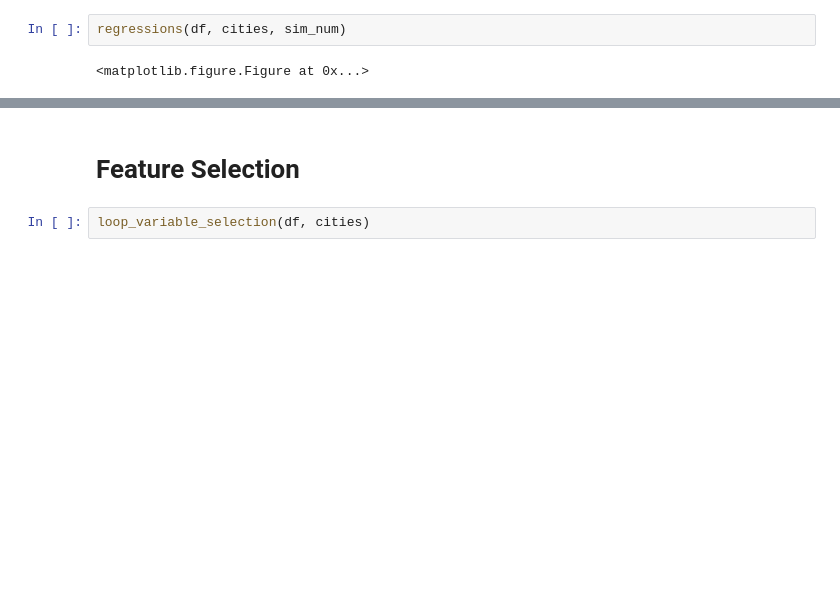
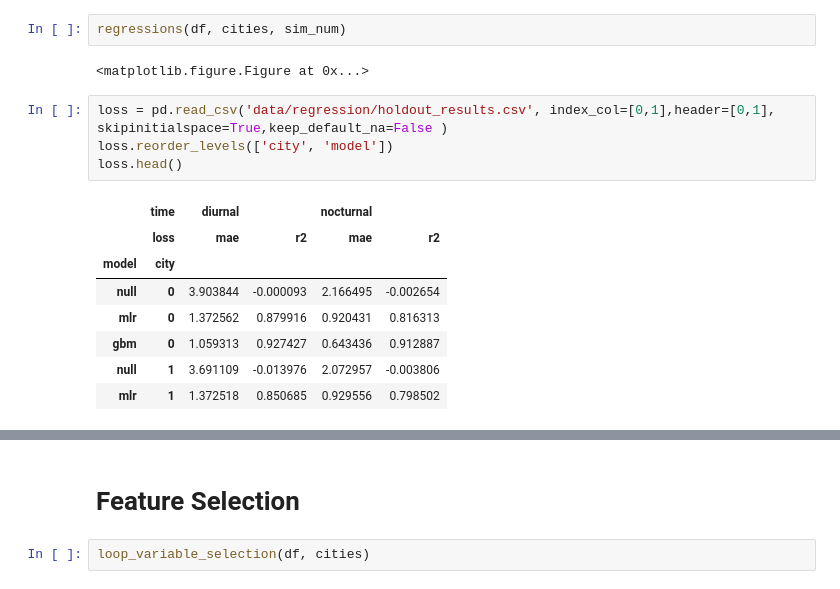
Before and after one commit to tommlogan/land_surface_temperature, a Jupyter notebook: code/analysis/regressions.ipynb, the cells around one changed output, grey strips where cells are left out. Saved outputs shown, nothing was run; the diff lists cells and outputs as text; blank space fills up the shorter version.

```diff
--- a/code/analysis/regressions.ipynb
+++ b/code/analysis/regressions.ipynb
@@ -35,3 +36,16 @@ sim_num = 50 # number of holdouts
 regressions(df, cities, sim_num)
 # %% [output]
 <matplotlib.figure.Figure at 0x...>
+# %%
+loss = pd.read_csv('data/regression/holdout_results.csv', index_col=[0,1],header=[0,1], skipinitialspace=True,keep_default_na=False )
+loss.reorder_levels(['city', 'model'])
+loss.head()
+# %% [output]
+|  | time | diurnal |  | nocturnal |  |
+|  | loss | mae | r2 | mae | r2 |
+| model | city |  |  |  |  |
+| null | 0 | 3.903844 | -0.000093 | 2.166495 | -0.002654 |
+| mlr | 0 | 1.372562 | 0.879916 | 0.920431 | 0.816313 |
+| gbm | 0 | 1.059313 | 0.927427 | 0.643436 | 0.912887 |
+| null | 1 | 3.691109 | -0.013976 | 2.072957 | -0.003806 |
+| mlr | 1 | 1.372518 | 0.850685 | 0.929556 | 0.798502 |
```
Also changed, not shown: parts of 7 cells of this notebook, 7 other files.
